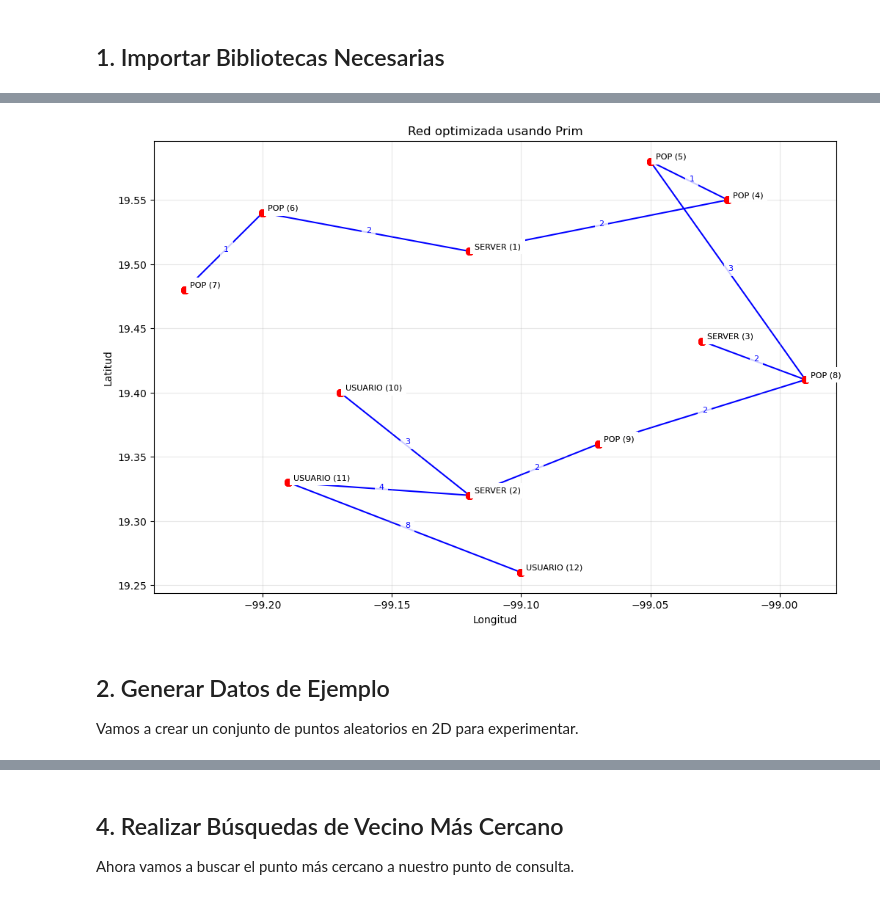
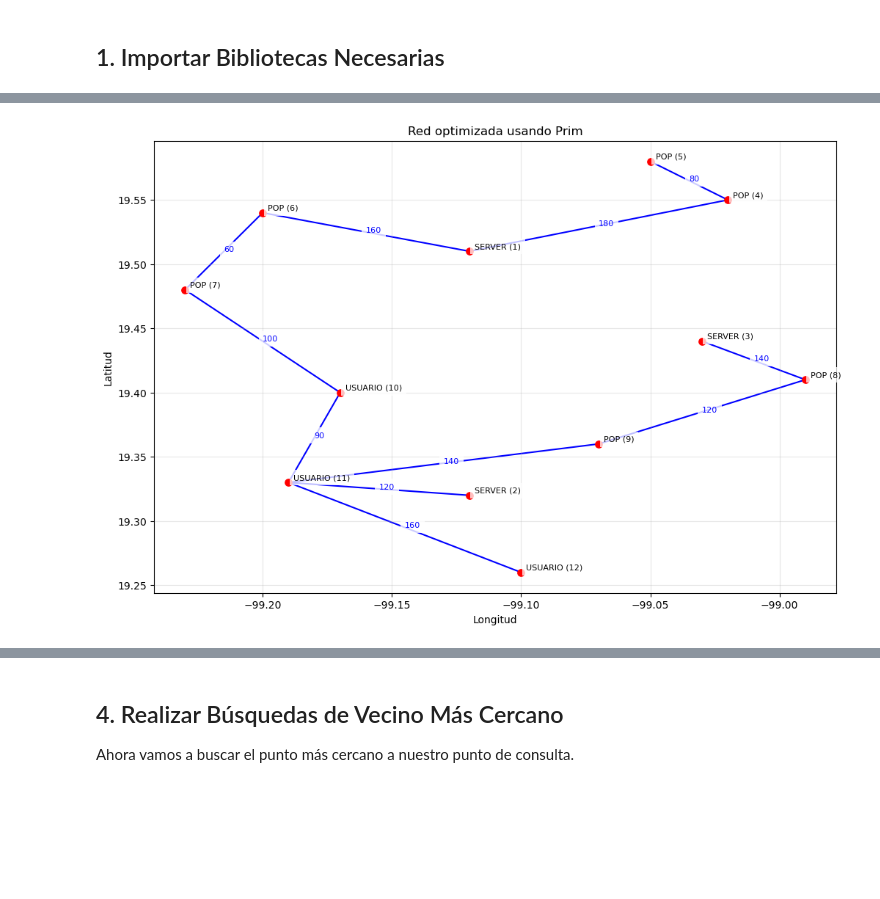
Before and after one commit to cristoredentor/NetOptimizer, a Jupyter notebook: Experimento_KD.ipynb, the cells around one changed output, grey strips where cells are left out. Cells and saved outputs as stored; diff of their text form; code cells hidden in the pictures; blank space fills up the shorter version.

```diff
--- a/Experimento_KD.ipynb
+++ b/Experimento_KD.ipynb
@@ -81,24 +113,18 @@ plt.show()
 import matplotlib.pyplot as plt
 import ExperimentoPrim
 
+
 # Obtener conexiones del MST de Prim
-n_direcciones = ExperimentoPrim.referencias_despues_prim(grafo)
+referencias = ExperimentoPrim.referencias_despues_prim(grafo) # Con este método llamamos al prim con 1 y generamos las referencias
+direcciones_nodos = ExperimentoPrim.conexiones_con_pos(referencias)
 
-# Crear figura más grande
-plt.figure(figsize=(12, 8))
-
-# Diccionario ID -> coordenadas
-coordenadas_nodos = {}
-
-for tipo, latitud, longitud, id_nodo, latencia in nodos:
-    coordenadas_nodos[id_nodo] = (latitud, longitud)
 
 # Guardar posiciones de nodos
 x = []
 y = []
 
 # GRAFICAR NODOS Y ETIQUETAS
-for tipo, latitud, longitud, id_nodo, latencia in nodos:
+for tipo, latitud, longitud, id_nodo in nodos:
 
     x.append(longitud)
     y.append(latitud)
@@ -130,11 +156,11 @@ for tipo, latitud, longitud, id_nodo, latencia in nodos:
     )
 
 # GRAFICAR ARISTAS Y LATENCIAS
-for origen_id, destino_id in n_direcciones:
+for (origen_id, destino_id), (origen, destino) in zip(referencias, direcciones_nodos):
 
     # Coordenadas origen/destino
-    lat1, lon1 = coordenadas_nodos[origen_id]
-    lat2, lon2 = coordenadas_nodos[destino_id]
+    lat1, lon1 = origen
+    lat2, lon2 = destino
 
     # Dibujar línea
     plt.plot(
@@ -149,37 +175,33 @@ for origen_id, destino_id in n_direcciones:
     mid_lon = (lon1 + lon2) / 2
     mid_lat = (lat1 + lat2) / 2
 
     # Obtener latencia desde el grafo
-    latencia = grafo.getOrigen()[origen_id][destino_id]["latencia"]
+    costo_km = grafo.getOrigen()[origen_id][destino_id]["costo"]
 
     # Mostrar latencia en medio de la línea
     plt.text(
         mid_lon,
         mid_lat,
-        str(latencia),
+        str(costo_km),
         fontsize=8,
         color='blue',
         bbox=dict(
             facecolor='white',
             alpha=0.8,
             edgecolor='none'
         ),
         zorder=7
     )
 
 # Títulos
 plt.xlabel("Longitud")
 plt.ylabel("Latitud")
 plt.title("Red optimizada usando Prim")
 
 # Cuadrícula
 plt.grid(alpha=0.3)
 
 # Mostrar resultado
 plt.show()
 # %% [output]
-[figure, old version]
+[figure, new version]
-# %% [markdown]
-## 2. Generar Datos de Ejemplo
-
-Vamos a crear un conjunto de puntos aleatorios en 2D para experimentar.
```
Also changed, not shown: parts of 15 cells of this notebook, 4 other files.
